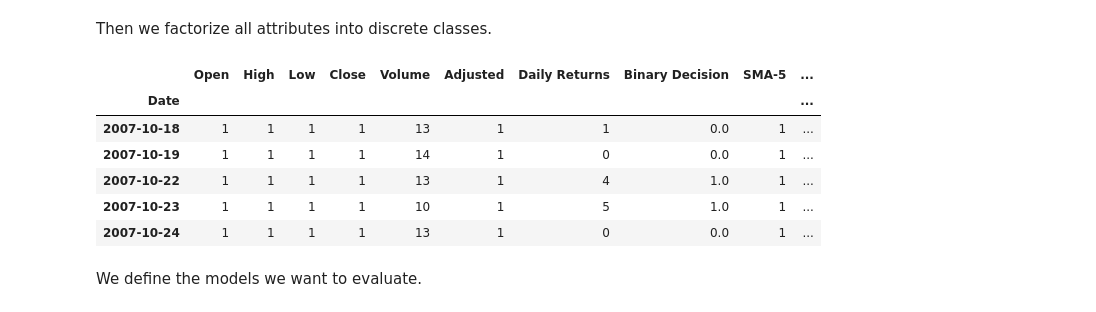
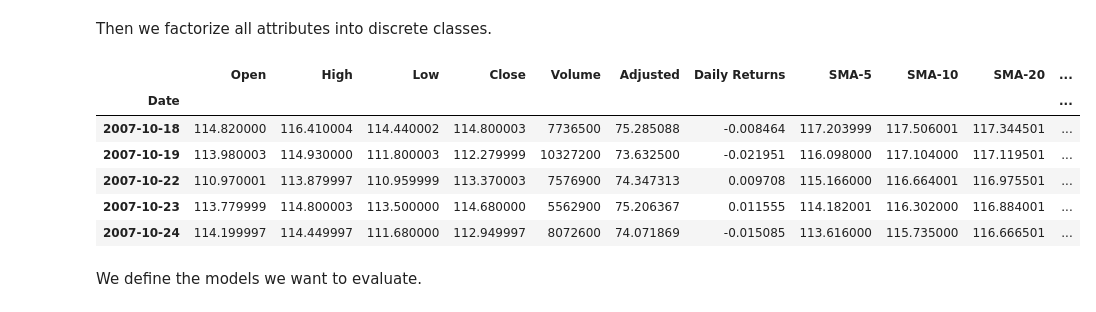
Before and after one commit to joeftiger/Machine-Learning-and-Data-Mining, a Jupyter notebook: Serie 5/exercise2.ipynb, the cells around one changed output. Drawn from its saved outputs; the diff is of its cells as text; code cells hidden in the pictures.

Commit message:
feat: finish series 5 exercise 2

```diff
--- a/Serie 5/exercise2.ipynb
+++ b/Serie 5/exercise2.ipynb
@@ -77,31 +77,22 @@ IBM.head(5)
 # %% [markdown]
 Then we factorize all attributes into discrete classes.
-# %%
-NUM_LABELS = 6
-NUM_CLASSES = 16
-
-# FIXME: It seems very wrong what I am doing here.
-# Even though the exercise states that we need to group all attributes into classes, it doesn't help the models at all.
-# In fact, the accuracy decreases.
-# Furthermore, there is the problem of averaging inside the score functions in `evaluation.py`, they need an argument to work with non-binary data.
-# Even if I turn the `Daily Returns` into a `Binary Decision` it still throws an exception.
-# Fiddling with different averaging methods seems to result in other warnings/errors unless it is `micro`.
-# However, using `micro`, all score functions return the same value, meaning smth. is afoul.
-IBM['Daily Returns'], _ = pd.qcut(IBM['Daily Returns'], q=NUM_LABELS).factorize(sort=True)
-
-all_features = ['Open', 'High', 'Low', 'Close', 'Volume', 'Adjusted'] + sma_features
-for attr in all_features:
-    IBM[attr], _ = pd.qcut(IBM[attr], q=NUM_CLASSES).factorize(sort=True)
-
-IBM.head(5)
-# %% [output]
-|  | Open | High | Low | Close | Volume | Adjusted | Daily Returns | Binary Decision | SMA-5 | ... |
-| Date |  |  |  |  |  |  |  |  |  | ... |
-| 2007-10-18 | 1 | 1 | 1 | 1 | 13 | 1 | 1 | 0.0 | 1 | ... |
-| 2007-10-19 | 1 | 1 | 1 | 1 | 14 | 1 | 0 | 0.0 | 1 | ... |
-| 2007-10-22 | 1 | 1 | 1 | 1 | 13 | 1 | 4 | 1.0 | 1 | ... |
-| 2007-10-23 | 1 | 1 | 1 | 1 | 10 | 1 | 5 | 1.0 | 1 | ... |
-| 2007-10-24 | 1 | 1 | 1 | 1 | 13 | 1 | 0 | 0.0 | 1 | ... |
+# %%
+NUM_CLASSES = 6
+IBM['Daily Returns Class'], _ = pd.qcut(IBM['Daily Returns'], q=NUM_CLASSES).factorize(sort=True)
+
+all_features = ['Volume'] + sma_features
+# for attr in all_features:
+#     IBM[attr], _ = pd.qcut(IBM[attr], q=NUM_CLASSES).factorize(sort=True)
+
+IBM.head(5)
+# %% [output]
+|  | Open | High | Low | Close | Volume | Adjusted | Daily Returns | SMA-5 | SMA-10 | SMA-20 | ... |
+| Date |  |  |  |  |  |  |  |  |  |  | ... |
+| 2007-10-18 | 114.820000 | 116.410004 | 114.440002 | 114.800003 | 7736500 | 75.285088 | -0.008464 | 117.203999 | 117.506001 | 117.344501 | ... |
+| 2007-10-19 | 113.980003 | 114.930000 | 111.800003 | 112.279999 | 10327200 | 73.632500 | -0.021951 | 116.098000 | 117.104000 | 117.119501 | ... |
+| 2007-10-22 | 110.970001 | 113.879997 | 110.959999 | 113.370003 | 7576900 | 74.347313 | 0.009708 | 115.166000 | 116.664001 | 116.975501 | ... |
+| 2007-10-23 | 113.779999 | 114.800003 | 113.500000 | 114.680000 | 5562900 | 75.206367 | 0.011555 | 114.182001 | 116.302000 | 116.884001 | ... |
+| 2007-10-24 | 114.199997 | 114.449997 | 111.680000 | 112.949997 | 8072600 | 74.071869 | -0.015085 | 113.616000 | 115.735000 | 116.666501 | ... |
 # %% [markdown]
 We define the models we want to evaluate.
 # %%
```
Also changed, not shown: parts of 6 cells of this notebook, 1 other file.
